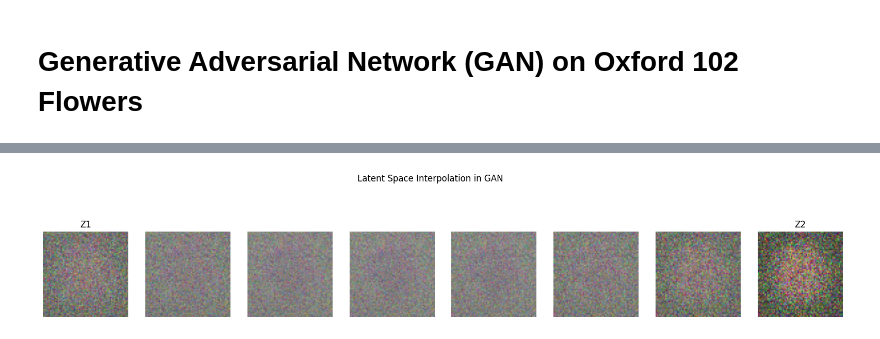
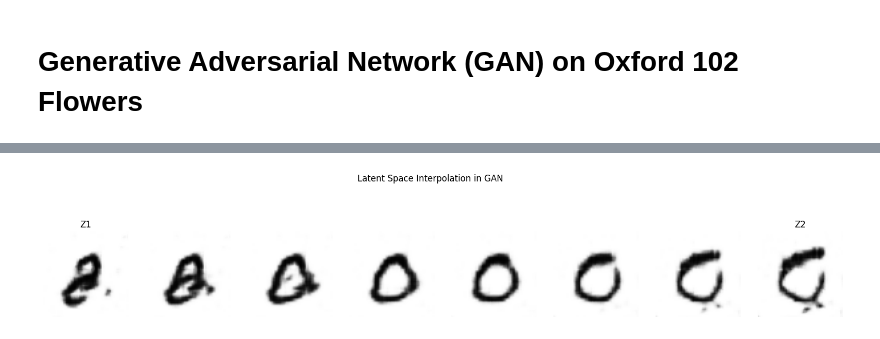
Before and after one commit to lmagoncalo/ferramentas_avancadas, a Jupyter notebook: 3 - CNN/GAN.ipynb, the cells around one changed output, grey strips where cells are left out. Saved outputs shown, nothing was run; the diff lists cells and outputs as text; code cells hidden in the pictures.

```diff
--- a/3 - CNN/GAN.ipynb
+++ b/3 - CNN/GAN.ipynb
@@ -72,7 +74,7 @@ class Generator(nn.Module):
             nn.Conv2d(128, 64, 3, stride=1, padding=1),
             nn.BatchNorm2d(64, 0.8),
             nn.LeakyReLU(0.2, inplace=True),
-            nn.Conv2d(64, 3, 3, stride=1, padding=1),
+            nn.Conv2d(64, 1, 3, stride=1, padding=1),
             nn.Tanh(),
         )
 
@@ -89,7 +91,7 @@ class Discriminator(nn.Module):
 
         self.model = nn.Sequential(
             # First block (no batch norm)
-            nn.Conv2d(3, 16, 3, 2, 1),
+            nn.Conv2d(1, 16, 3, 2, 1),
             nn.LeakyReLU(0.2, inplace=True),
             nn.Dropout2d(0.25),
 
@@ -229,32 +250,32 @@ plt.show()
 # %%
 # -----------------------------
 # 7. Latent space interpolation
 # -----------------------------
 z1 = torch.randn(1, latent_dim).to(device)
 z2 = torch.randn(1, latent_dim).to(device)
 
 steps = 6
 interpolated = [(1-alpha)*z1 + alpha*z2 for alpha in np.linspace(0,1,steps+2)[1:-1]]
 
 with torch.no_grad():
     G.eval()
 
     reconstructions = [G(z).cpu() for z in interpolated]
 
     fig, axes = plt.subplots(1, steps+2, figsize=(20,4))
     # Left original
-    axes[0].imshow(np.transpose((G(z1).cpu()[0]+1)/2, (1,2,0)))
+    axes[0].imshow(np.transpose((G(z1).cpu()[0]+1)/2, (1,2,0)), cmap='Greys')
     axes[0].set_title("Z1")
     axes[0].axis('off')
     # Interpolations
     for i in range(steps):
-        axes[i+1].imshow(np.transpose((reconstructions[i][0]+1)/2, (1,2,0)))
+        axes[i+1].imshow(np.transpose((reconstructions[i][0]+1)/2, (1,2,0)), cmap='Greys')
         axes[i+1].axis('off')
     # Right original
-    axes[-1].imshow(np.transpose((G(z2).cpu()[0]+1)/2, (1,2,0)))
+    axes[-1].imshow(np.transpose((G(z2).cpu()[0]+1)/2, (1,2,0)), cmap='Greys')
     axes[-1].set_title("Z2")
     axes[-1].axis('off')
     plt.suptitle("Latent Space Interpolation in GAN")
     plt.show()
 # %% [output]
-[figure, old version]
+[figure, new version]
```
Also changed, not shown: parts of 5 cells of this notebook, 7 other files.
